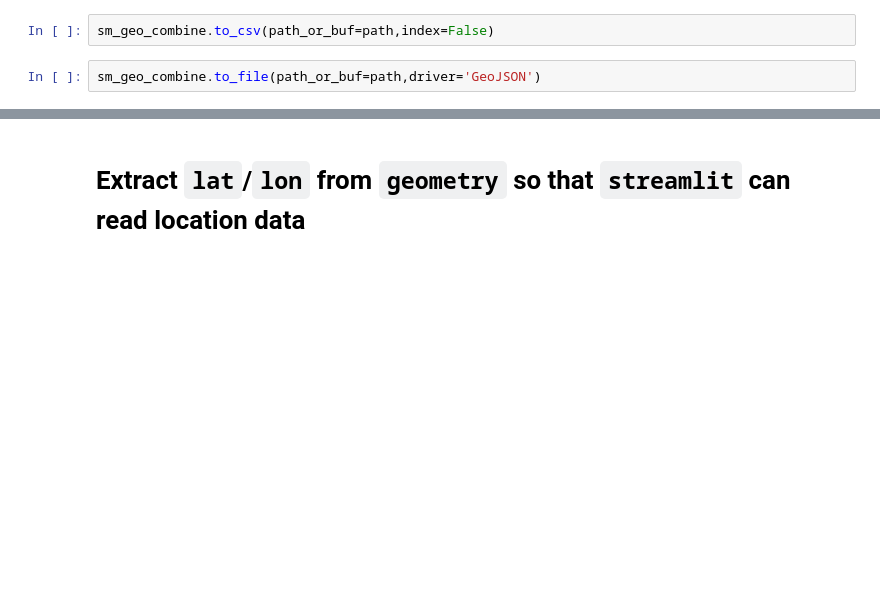
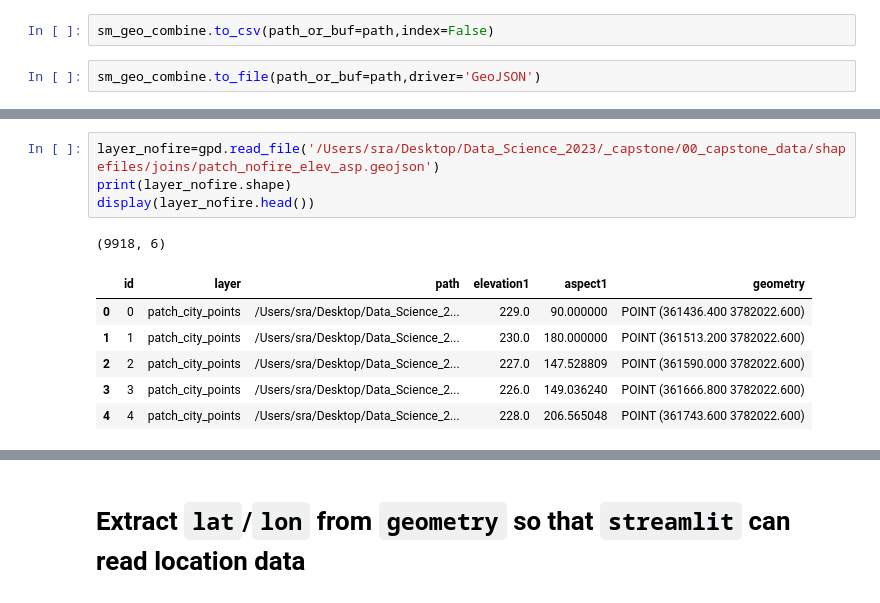
Before and after one commit to sralter/classifire, a Jupyter notebook: 01_capstone_notebooks/alter_samuel_capstone_perimeters.ipynb, the cells around one changed output, grey strips where cells are left out. Cells and saved outputs as stored; diff of their text form; blank space fills up the shorter version.

```diff
--- a/01_capstone_notebooks/alter_samuel_capstone_perimeters.ipynb
+++ b/01_capstone_notebooks/alter_samuel_capstone_perimeters.ipynb
@@ -227,0 +246,12 @@ sm_geo_combine.to_file(path_or_buf=path,driver='GeoJSON')
+# %%
+layer_nofire=gpd.read_file('/Users/sra/Desktop/Data_Science_2023/_capstone/00_capstone_data/shapefiles/joins/patch_nofire_elev_asp.geojson')
+print(layer_nofire.shape)
+display(layer_nofire.head())
+# %% [output]
+(9918, 6)
+|  | id | layer | path | elevation1 | aspect1 | geometry |
+| 0 | 0 | patch_city_points | /Users/sra/Desktop/Data_Science_2... | 229.0 | 90.000000 | POINT (361436.400 3782022.600) |
+| 1 | 1 | patch_city_points | /Users/sra/Desktop/Data_Science_2... | 230.0 | 180.000000 | POINT (361513.200 3782022.600) |
+| 2 | 2 | patch_city_points | /Users/sra/Desktop/Data_Science_2... | 227.0 | 147.528809 | POINT (361590.000 3782022.600) |
+| 3 | 3 | patch_city_points | /Users/sra/Desktop/Data_Science_2... | 226.0 | 149.036240 | POINT (361666.800 3782022.600) |
+| 4 | 4 | patch_city_points | /Users/sra/Desktop/Data_Science_2... | 228.0 | 206.565048 | POINT (361743.600 3782022.600) |
```
Also changed, not shown: parts of 22 cells of this notebook, 2 other files.
